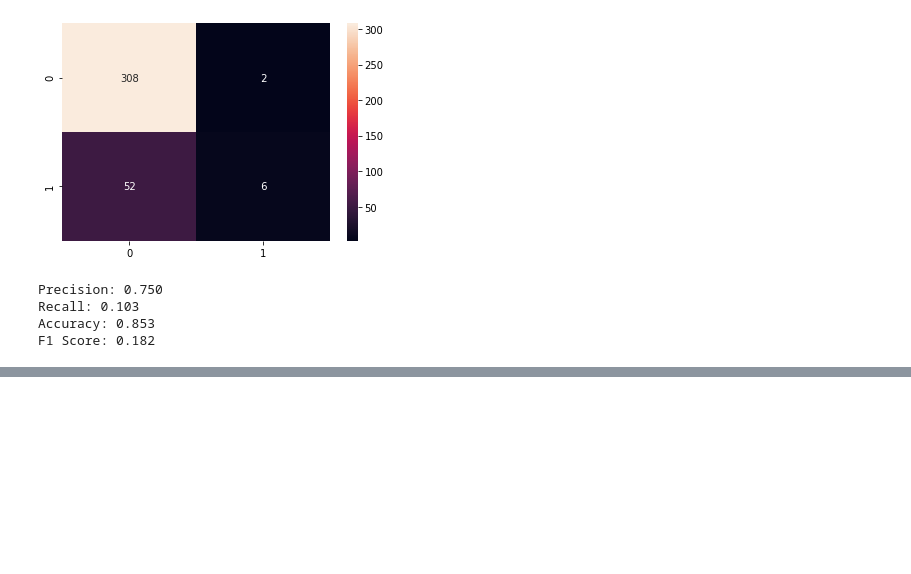
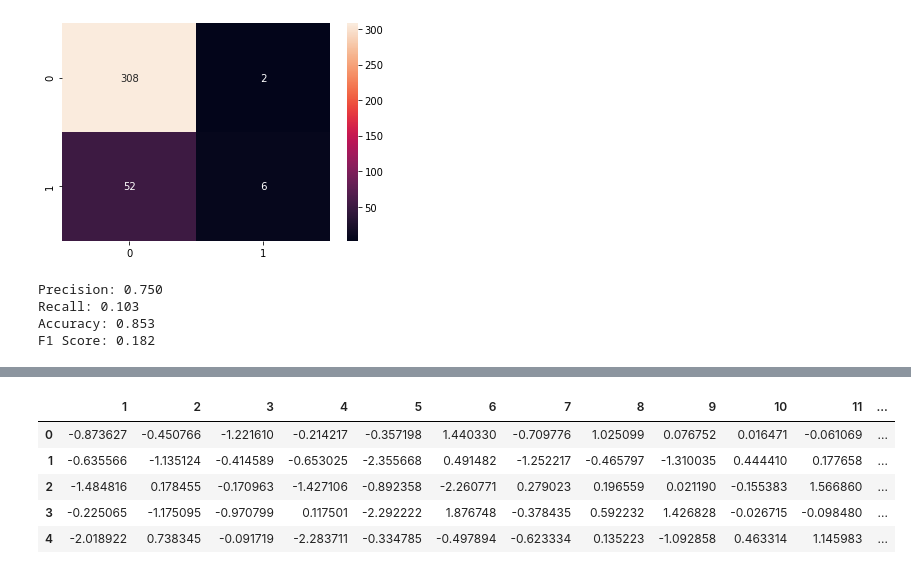
Before and after one commit to kapil0808/HR-Analytics, a Jupyter notebook: HR_Analytics.ipynb, the cells around one changed output, grey strips where cells are left out. Saved outputs shown, nothing was run; the diff lists cells and outputs as text; code cells hidden in the pictures; blank space fills up the shorter version.

```diff
--- a/HR_Analytics.ipynb
+++ b/HR_Analytics.ipynb
@@ -346,0 +439,11 @@ F1 Score: 0.182
+# %%
+dfkmean=dfpca.copy()
+dfkmean['label']=kmeans.labels_
+dfkmean.head()
+# %% [output]
+|  | 1 | 2 | 3 | 4 | 5 | 6 | 7 | 8 | 9 | 10 | 11 | ... |
+| 0 | -0.873627 | -0.450766 | -1.221610 | -0.214217 | -0.357198 | 1.440330 | -0.709776 | 1.025099 | 0.076752 | 0.016471 | -0.061069 | ... |
+| 1 | -0.635566 | -1.135124 | -0.414589 | -0.653025 | -2.355668 | 0.491482 | -1.252217 | -0.465797 | -1.310035 | 0.444410 | 0.177658 | ... |
+| 2 | -1.484816 | 0.178455 | -0.170963 | -1.427106 | -0.892358 | -2.260771 | 0.279023 | 0.196559 | 0.021190 | -0.155383 | 1.566860 | ... |
+| 3 | -0.225065 | -1.175095 | -0.970799 | 0.117501 | -2.292222 | 1.876748 | -0.378435 | 0.592232 | 1.426828 | -0.026715 | -0.098480 | ... |
+| 4 | -2.018922 | 0.738345 | -0.091719 | -2.283711 | -0.334785 | -0.497894 | -0.623334 | 0.135223 | -1.092858 | 0.463314 | 1.145983 | ... |
```
Also changed, not shown: parts of 13 cells of this notebook.
